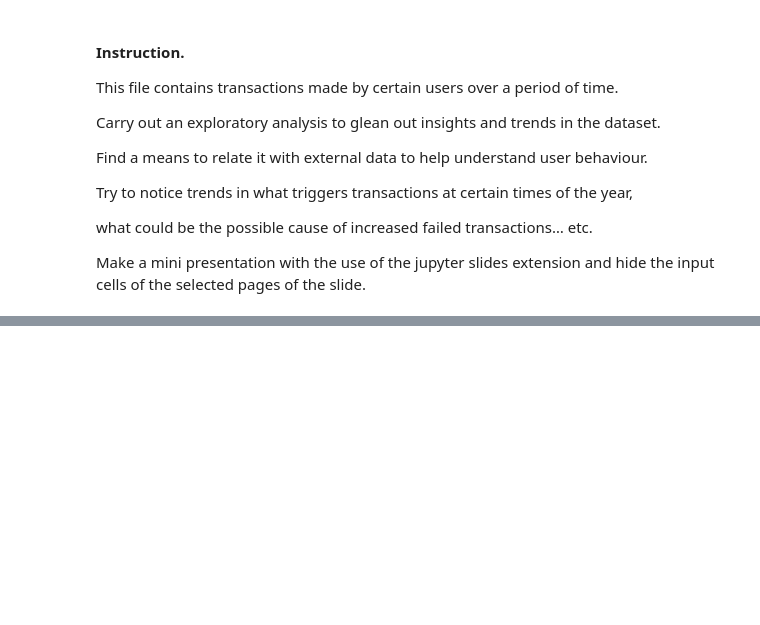
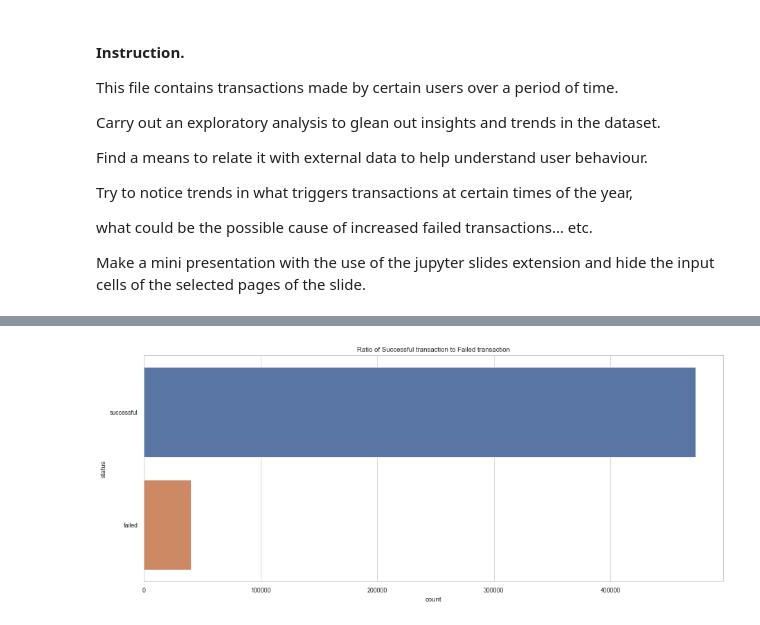
Before and after one commit to tahheel/V-Internship, a Jupyter notebook: Week 2/Damilola_week2.ipynb, the cells around one changed output, grey strips where cells are left out. Saved outputs shown, nothing was run; the diff lists cells and outputs as text; code cells hidden in the pictures; blank space fills up the shorter version.

```diff
--- a/Week 2/Damilola_week2.ipynb
+++ b/Week 2/Damilola_week2.ipynb
@@ -108,0 +169,9 @@ data[data['status']=='failed'].groupby('ate').sum().plot(figsize=(15,5))
+# %%
+# status
+
+plt.figure(figsize=(15,6))
+sns.countplot(y='status', data=data)
+plt.title('Ratio of Successful transaction to Failed transaction')
+plt.show()
+# %% [output]
+[figure, added]
```
Also changed, not shown: parts of 25 cells of this notebook.
